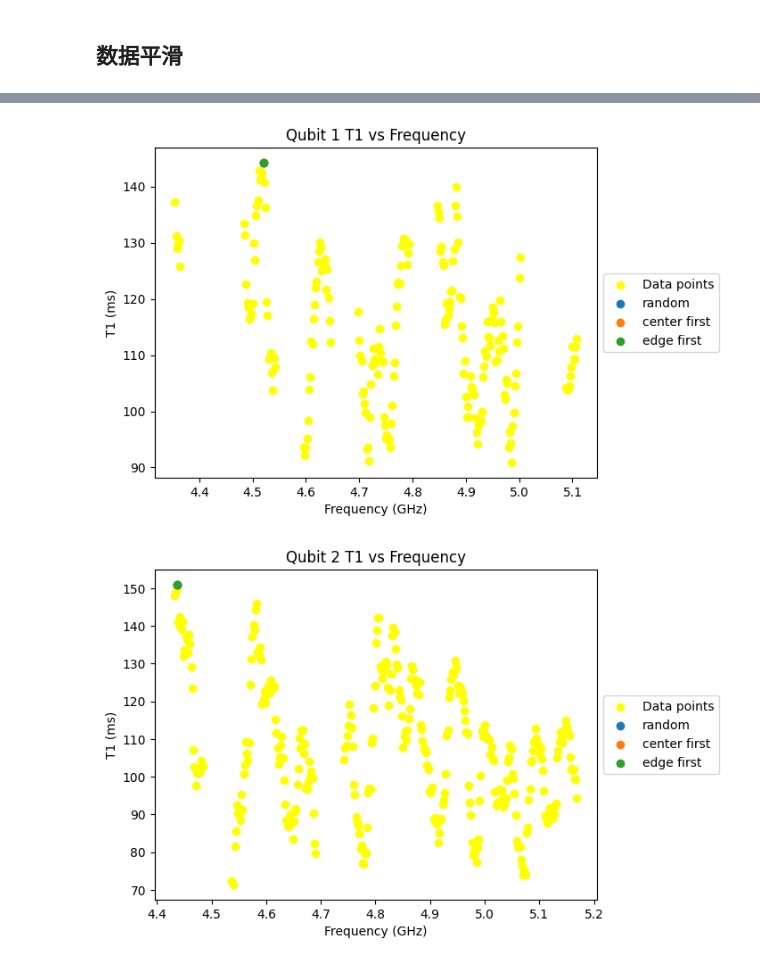
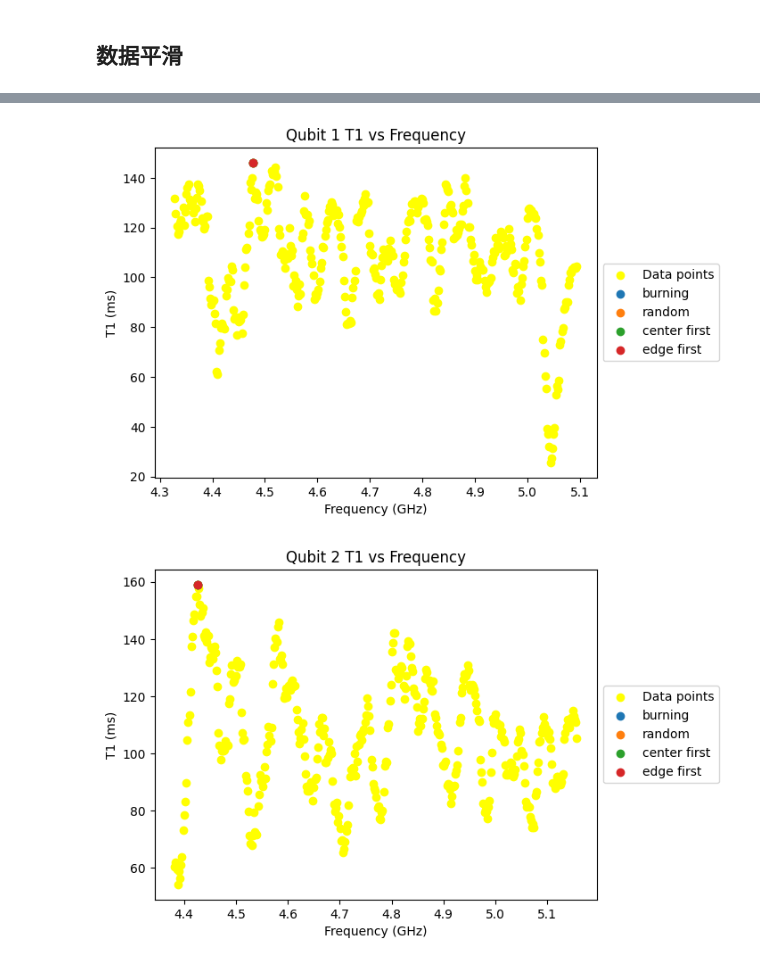
Before and after one commit to tencent-quantum-lab/Spark-Program, a Jupyter notebook: qca_zero.ipynb, the cells around one changed output, grey strips where cells are left out. Saved outputs shown, nothing was run; the diff lists cells and outputs as text; code cells hidden in the pictures.

Commit message:
add burning method and various alpha values

```diff
--- a/qca_zero.ipynb
+++ b/qca_zero.ipynb
@@ -49,20 +61,19 @@ def filtered_freq_and_time(one_qubit_data):
 
 
 def cardinality(g, node):
-    count = 0
-    for edge in g:
-        if node in edge:
-            count += 1
-    return count
+    return sum(1 for edge in g if node in edge)
 
 
 def most_neighbors_node(g, U):
     max_neighbors = 0
     for node in U:
         num_neighbors = cardinality(g, node)
-        if num_neighbors >= max_neighbors:
+        if num_neighbors > max_neighbors:
             max_neighbors = num_neighbors
             idx = node
+        elif num_neighbors == max_neighbors:
+            if burn_graph_from_vertex(G, node) < burn_graph_from_vertex(G, idx):
+                idx = node
     return idx
 
 def determined_neighbors(g, node, assigned_freqs):
@@ -97,3 +108,14 @@ def legal_neighbor(neighbors, assigned_freqs, freq):
         if diff > D or diff < alpha:
             return False
     return True
+
+
+# Eta constraint
+def legal_eta(neighbors, assigned_freqs, beta, eta_list=eta):
+    if neighbors == []:
+        return True
+    for i, j in neighbors:
+        delta_f = abs(assigned_freqs[i] - assigned_freqs[j])
+        if abs(delta_f - eta_list[i]) < beta or abs(delta_f - eta_list[i] / 2) < beta:
+            return False
+    return True
@@ -184,10 +282,10 @@ for i in legal_freq_dots.keys():
 # distance: +/- 0.025
 # gradient_threshold: y'/y <= 0.2
 
-def run_n_visualize(qdata, labels, order_list, g=g, params=(alpha, D)):
+def run_n_visualize(qdata, labels, list_of_orders, params=(alpha, D), g=g):
     results = []
-    for opt_order in order_list:
-        if opt_order == None:
+    for opt_order in list_of_orders:
+        if opt_order == "random":
             opt_order = [i+1 for i in range(len(qdata))]
             random.shuffle(opt_order)
         freqs, t1s = freq_placer(g, qdata, opt_order, params=params)
@@ -261,7 +359,7 @@ def visualize_results(qdata, pts, labels):
         plt.legend(loc='center left', bbox_to_anchor=(1, 0.5))
         plt.show()
 # %%
-order_list = [None, [4, 9, 2, 7, 13, 8, 5, 11, 1, 10, 6, 3, 12], [6, 3, 12, 10, 7, 9, 13, 2, 8, 5, 1, 11, 4]]
-labels =["random", "center first", "edge first"]
-points = run_n_visualize(qdata_stable, labels, order_list)
+order_list = [None, "random", [4, 9, 2, 7, 13, 8, 5, 11, 1, 10, 6, 3, 12], [6, 3, 12, 10, 7, 9, 13, 2, 8, 5, 1, 11, 4]]
+labels =["burning", "random", "center first", "edge first"]
+points = run_n_visualize(qdata_neighbor_smoothed, labels, order_list)
 # %% [output]
@@ -288,5 +386,5 @@ point [[[(np.float64(4.52), np.float64(144.24765999999997))], [(np.float64(4.52)
 # %%
-visualize_results(qdata_stable, points, labels)
+visualize_results(qdata_neighbor_smoothed, points, labels)
 # %% [output]
-[figure, old version]
+[figure, new version]
-[figure, old version]
+[figure, new version]
```
Also changed, not shown: parts of 27 cells of this notebook.
